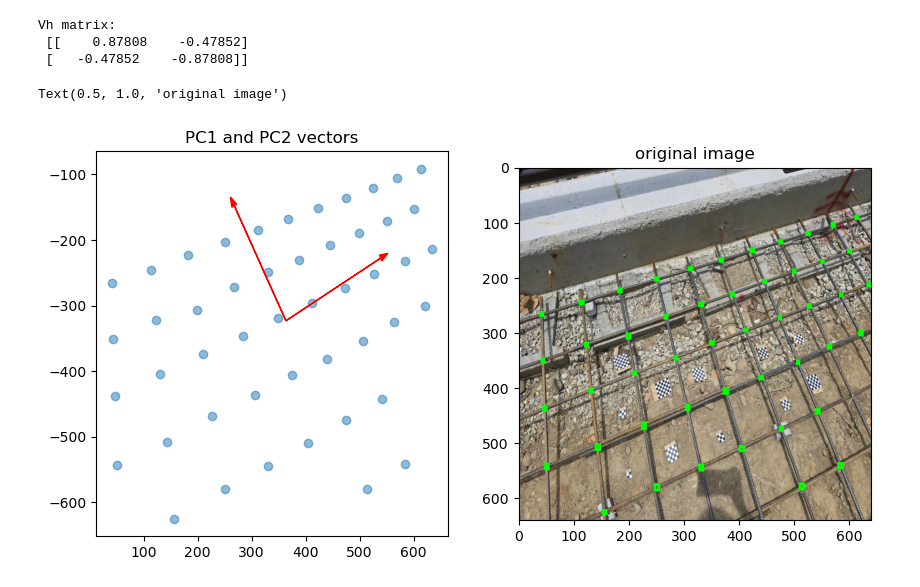
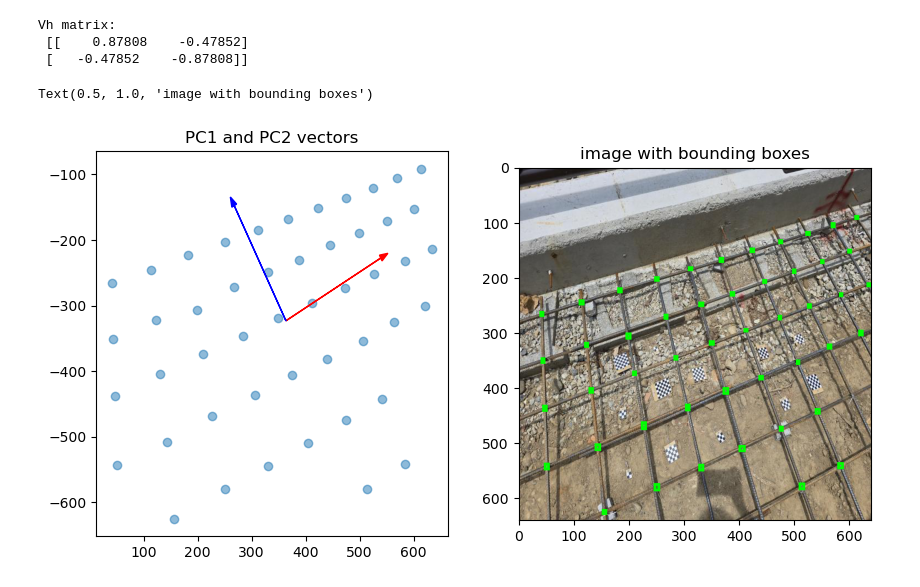
Before and after one commit to HsiaoHungKai/rebar-works, a Jupyter notebook: yolo-intersect-detection/pca_alignment.ipynb, the cells around one changed output. Saved outputs shown, nothing was run; the diff lists cells and outputs as text; code cells hidden in the pictures.

```diff
--- a/yolo-intersect-detection/pca_alignment.ipynb
+++ b/yolo-intersect-detection/pca_alignment.ipynb
@@ -29,36 +31,36 @@ vertices = np.array(vertices)
 # %%
 # Remove outliers
 mean = np.mean(vertices, axis=0)
 std = np.std(vertices, axis=0)
 z_scores = np.abs((vertices - mean) / std)
 vertices = vertices[(z_scores < 3).all(axis=1)]
 
 # PCA Alignment
 vc = vertices - mean
 U, S, Vh = np.linalg.svd(vc) # 3 factors of matrix
 # vr = vc @ Vh.T
 
 # print("U matrix:\n", U) # Orthogonal matrix (rotate)
 # print("U matrix shape:", U.shape)
 # print("Singular values:\n", S) # Diagonal matrix (stretch)
 print("Vh matrix:\n", Vh) # Orthogonal matrix (rotate)
 
 plt.figure(figsize=(10, 5))
 plt.subplot(1,2,1)
 plt.title('PC1 and PC2 vectors')
 plt.scatter(vertices[:, 0], -vertices[:, 1], alpha=0.5)
 plt.arrow(mean[0], -mean[1], Vh[0, 0] * 200, -Vh[0, 1] * 200, color='r', head_width=10)
-plt.arrow(mean[0], -mean[1], Vh[1, 0] * 200, -Vh[1, 1] * 200, color='r', head_width=10)
+plt.arrow(mean[0], -mean[1], Vh[1, 0] * 200, -Vh[1, 1] * 200, color='b', head_width=10)
 plt.subplot(1,2,2)
 plt.imshow(image)
-plt.title('original image')
+plt.title('image with bounding boxes')
 # plt.scatter(vr[:, 0], vr[:, 1], alpha=0.5)
 # %% [output]
 Vh matrix:
  [[    0.87808    -0.47852]
  [   -0.47852    -0.87808]]
-Text(0.5, 1.0, 'original image')
+Text(0.5, 1.0, 'image with bounding boxes')
-[figure, old version]
+[figure, new version]
 # %%
 import math as m
 
```
Also changed, not shown: parts of 4 cells of this notebook.
